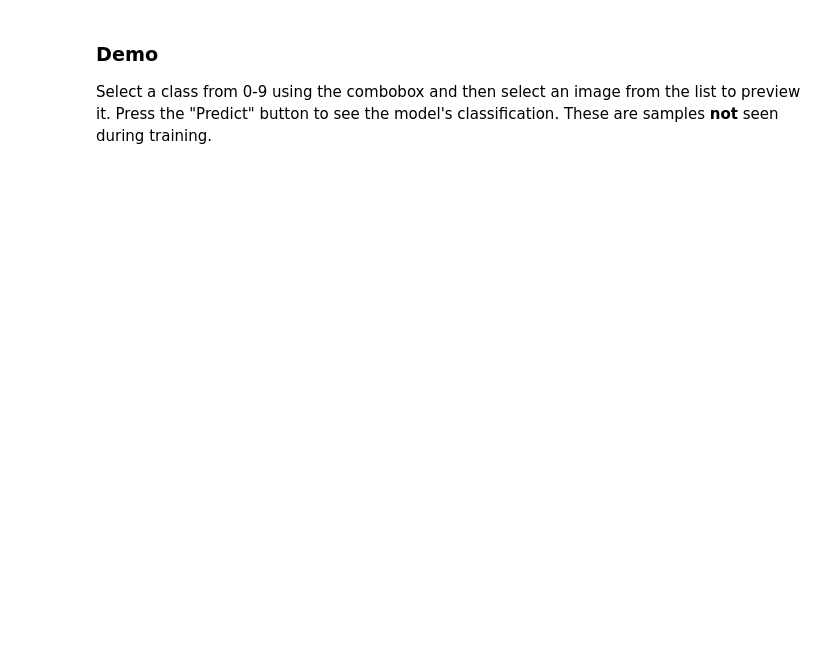
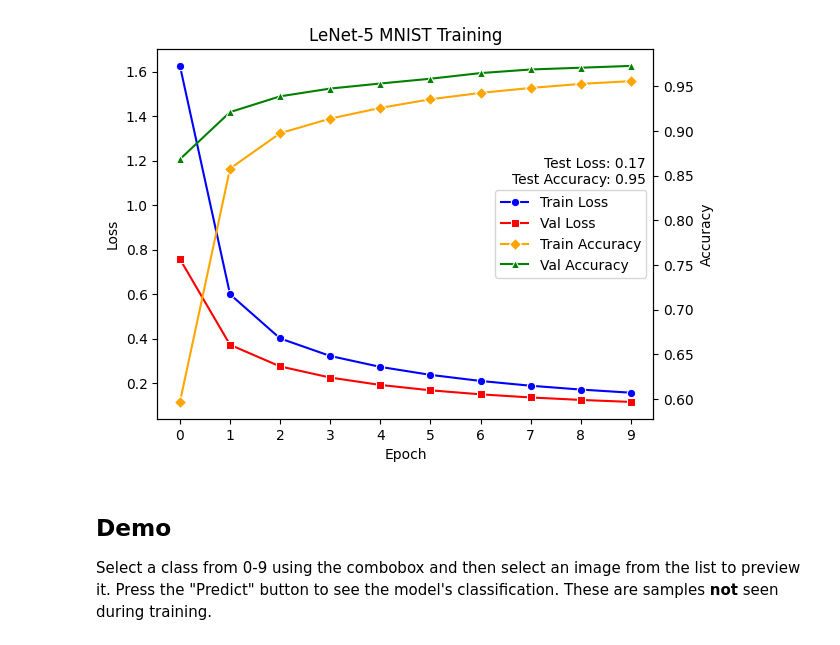
Before and after one commit to adamelliotfields/lab, a Jupyter notebook: files/tf/mnist.ipynb, the cells around one changed output. Drawn from its saved outputs; the diff is of its cells as text; code cells hidden in the pictures; blank space fills up the shorter version.

```diff
--- a/files/tf/mnist.ipynb
+++ b/files/tf/mnist.ipynb
@@ -157,5 +188,11 @@ plt.title("LeNet-5 MNIST Training");
+# %%
+model, history = get_model(with_history=True, verbose=0)
+metrics = model.evaluate(mnist_test.take(2000 // BATCH_SIZE), verbose=0)
+plot_history(history, metrics, EPOCHS)
+# %% [output]
+[figure, added]
 # %% [markdown]
-### Demo
+## Demo
 
 Select a class from 0-9 using the combobox and then select an image from the list to preview it. Press the "Predict" button to see the model's classification. These are samples **not** seen during training.
 # %%
```
Also changed, not shown: parts of 8 cells of this notebook.
